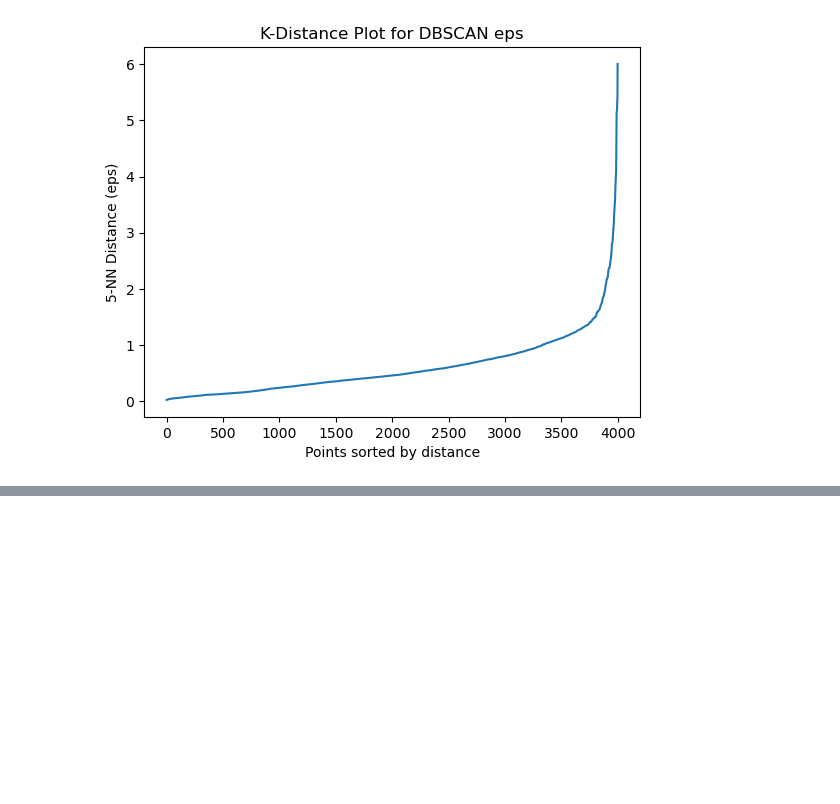
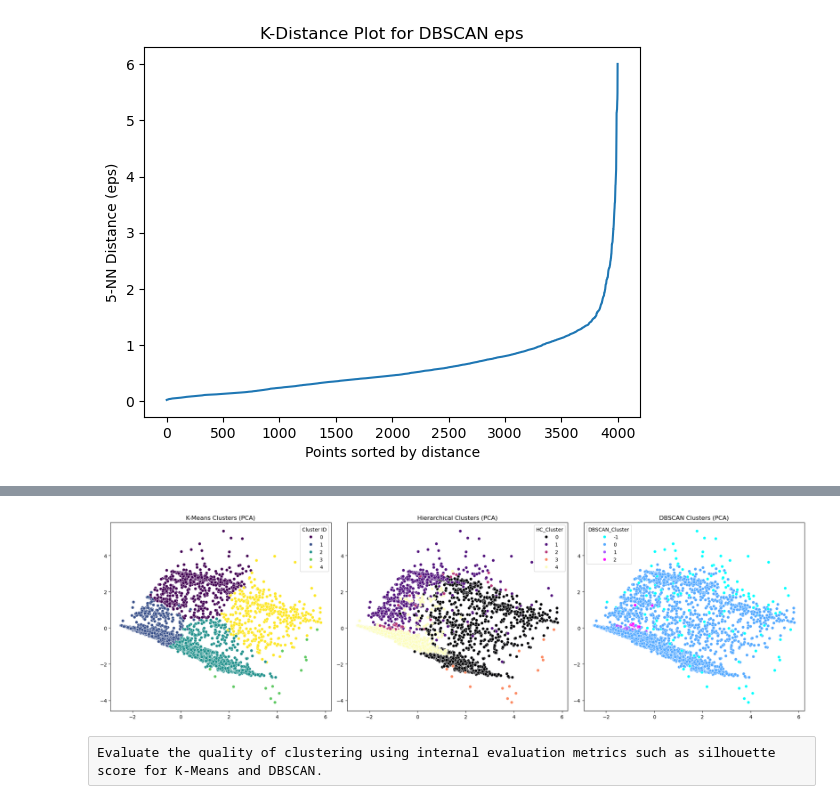
Before and after one commit to anugrahaanilkumar/Datasceince, a Jupyter notebook: Clustering assignment solution.ipynb, the cells around one changed output, grey strips where cells are left out. Cells and saved outputs as stored; diff of their text form; code cells hidden in the pictures; blank space fills up the shorter version.

```diff
--- a/Clustering assignment solution.ipynb
+++ b/Clustering assignment solution.ipynb
@@ -289,14 +301,14 @@ HC_Cluster
 # %%
 from sklearn.cluster import DBSCAN
 
-# 2. Initialize and Fit
+# Initialize and Fit
 # eps: radius of the neighborhood
 # min_samples: minimum points to form a dense region
 dbscan_model = DBSCAN(eps=1.5, min_samples=5)
-labels = dbscan_model.fit_predict(scaled_data)
+db_scan_labels = dbscan_model.fit_predict(scaled_data)
 
 # 3. Add labels back to your dataframe
-df['DBSCAN_Cluster'] = labels
+df['DBSCAN_Cluster'] = db_scan_labels
 
 # Note: Labels of -1 indicate "Noise" (Outliers)
 print(df['DBSCAN_Cluster'].value_counts())
@@ -340,0 +482,28 @@ plt.show()
+# %%
+from sklearn.decomposition import PCA
+
+# 1. Reduce dimensions to 2D using PCA
+pca = PCA(n_components=2)
+pca_data = pca.fit_transform(scaled_data)
+
+# 2. Create the plots
+fig, axes = plt.subplots(1, 3, figsize=(20, 6))
+
+# K-Means Plot
+sns.scatterplot(x=pca_data[:, 0], y=pca_data[:, 1], hue=df['Cluster ID'], palette='viridis', ax=axes[0])
+axes[0].set_title('K-Means Clusters (PCA)')
+
+# Hierarchical Plot
+sns.scatterplot(x=pca_data[:, 0], y=pca_data[:, 1], hue=df['HC_Cluster'], palette='magma', ax=axes[1])
+axes[1].set_title('Hierarchical Clusters (PCA)')
+
+# DBSCAN Plot
+sns.scatterplot(x=pca_data[:, 0], y=pca_data[:, 1], hue=df['DBSCAN_Cluster'], palette='cool', ax=axes[2])
+axes[2].set_title('DBSCAN Clusters (PCA)')
+
+plt.tight_layout()
+plt.show()
+# %% [output]
+[figure, added]
+# %% [raw]
+Evaluate the quality of clustering using internal evaluation metrics such as silhouette score for K-Means and DBSCAN.
```
Also changed, not shown: parts of 22 cells of this notebook.
